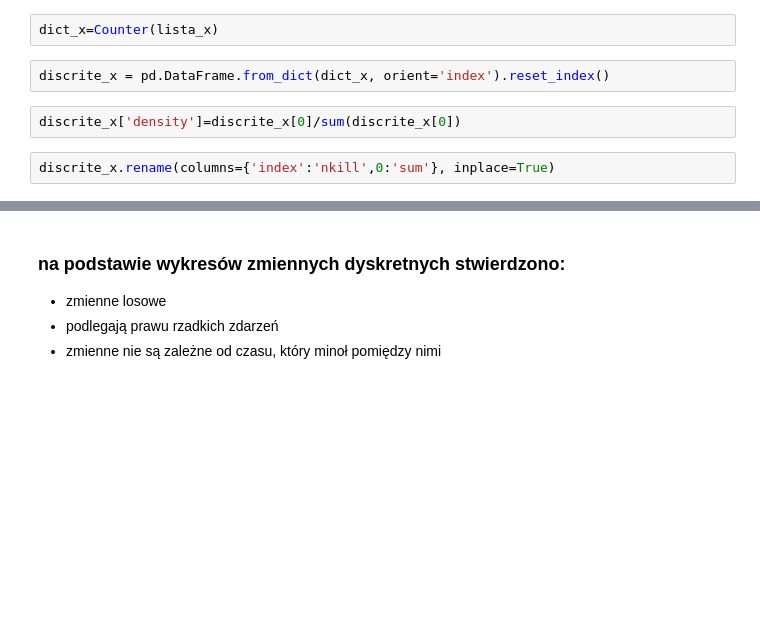
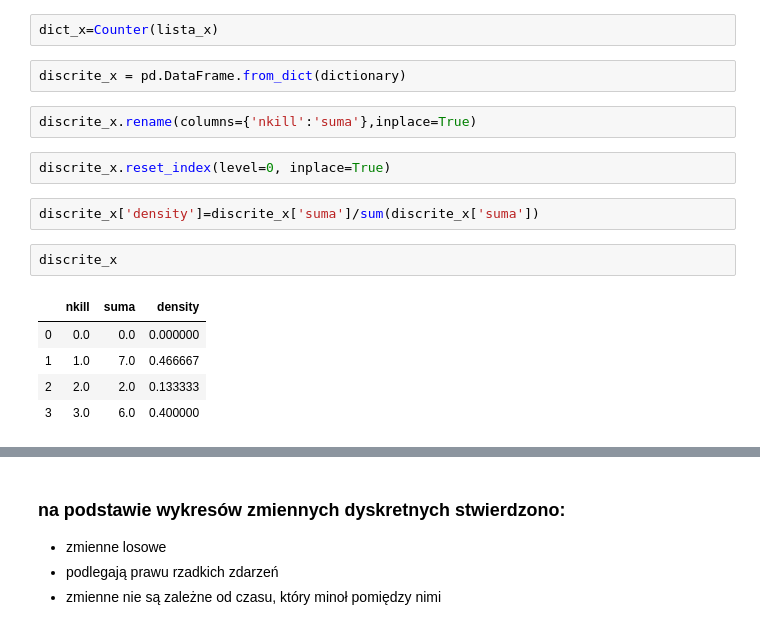
Before and after one commit to infoshareacademy/jdsz5-paulin, a Jupyter notebook: python/test_srednich.ipynb, the cells around one changed output, grey strips where cells are left out. Cells and saved outputs as stored; diff of their text form; blank space fills up the shorter version.

```diff
--- a/python/test_srednich.ipynb
+++ b/python/test_srednich.ipynb
@@ -43,11 +68,21 @@ lista_x=list(pd.unique(pd.Series(x['nkill'])))
 # %%
 dict_x=Counter(lista_x)
 # %%
-discrite_x = pd.DataFrame.from_dict(dict_x, orient='index').reset_index()
+discrite_x = pd.DataFrame.from_dict(dictionary)
+# %%
+discrite_x.rename(columns={'nkill':'suma'},inplace=True)
+# %%
+discrite_x.reset_index(level=0, inplace=True)
 # %%
-discrite_x['density']=discrite_x[0]/sum(discrite_x[0])
+discrite_x['density']=discrite_x['suma']/sum(discrite_x['suma'])
-# %%
-discrite_x.rename(columns={'index':'nkill',0:'sum'}, inplace=True)
+# %%
+discrite_x
+# %% [output]
+|  | nkill | suma | density |
+| 0 | 0.0 | 0.0 | 0.000000 |
+| 1 | 1.0 | 7.0 | 0.466667 |
+| 2 | 2.0 | 2.0 | 0.133333 |
+| 3 | 3.0 | 6.0 | 0.400000 |
 # %%
 xk = discrite_x['nkill']
 pk = discrite_x['density']
```
Also changed, not shown: parts of 14 cells of this notebook.
